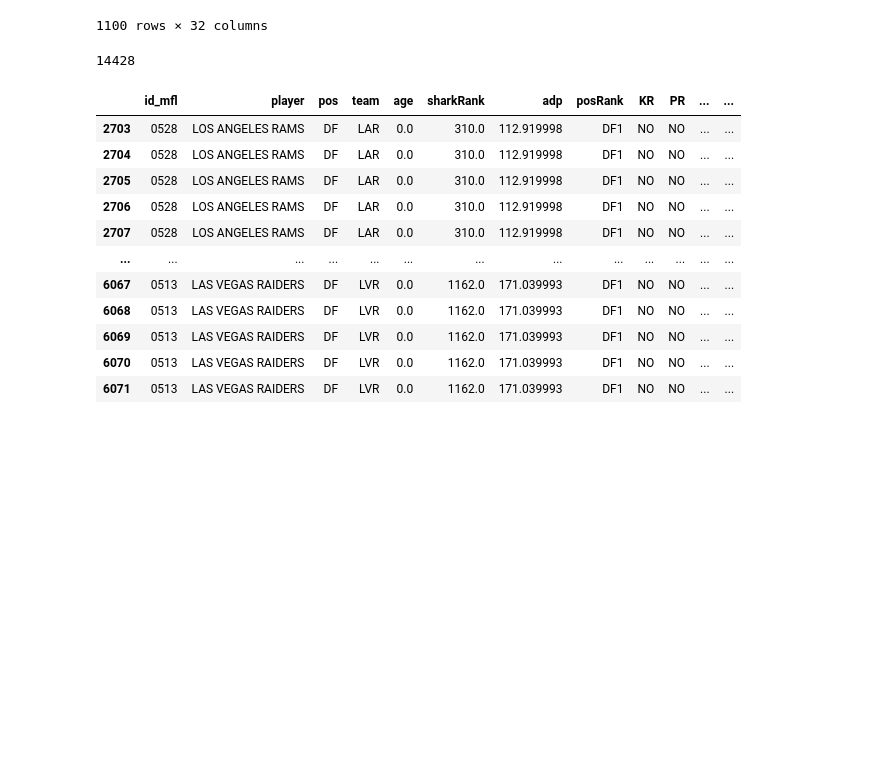
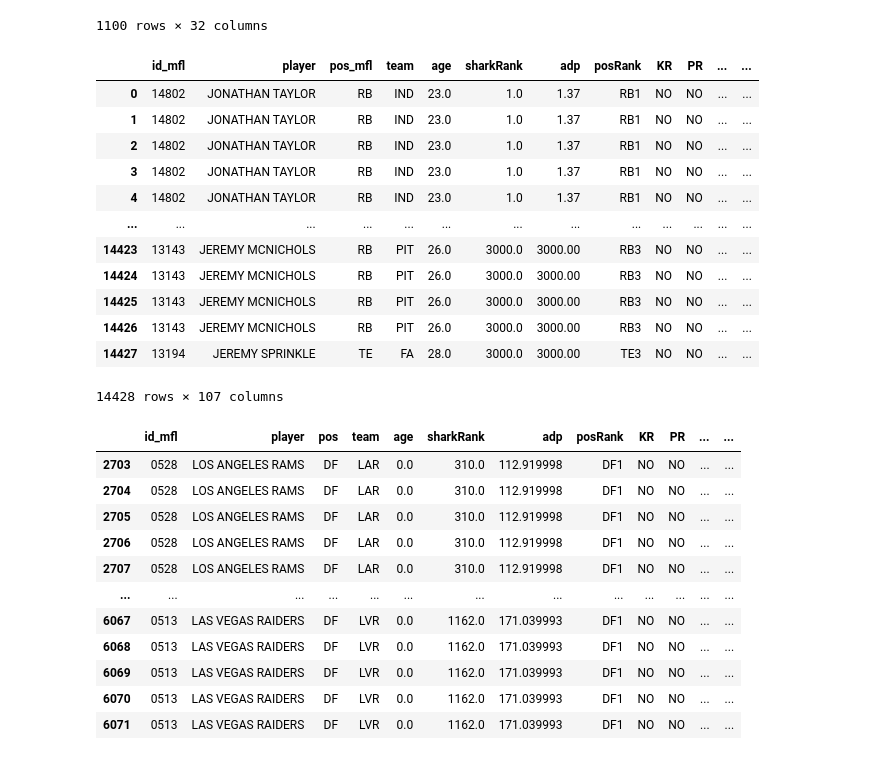
Before and after one commit to travisdharry/ff_demo, a Jupyter notebook: scheduler_new.ipynb, the cells around one changed output. Cells and saved outputs as stored; diff of their text form; code cells hidden in the pictures; blank space fills up the shorter version.

```diff
--- a/scheduler_new.ipynb
+++ b/scheduler_new.ipynb
@@ -365,11 +365,23 @@ player_df.drop_duplicates(subset=['player', 'pos_mfl'], inplace=True)
 # %%
 # Get schedule
 schedule = get_df('schedule')
 # Merge in opponents
 player_df = player_df.merge(schedule, how='left', on='team')
-print(len(player_df))
+player_df
 # %% [output]
+|  | id_mfl | player | pos_mfl | team | age | sharkRank | adp | posRank | KR | PR | ... | ... |
+| 0 | 14802 | JONATHAN TAYLOR | RB | IND | 23.0 | 1.0 | 1.37 | RB1 | NO | NO | ... | ... |
+| 1 | 14802 | JONATHAN TAYLOR | RB | IND | 23.0 | 1.0 | 1.37 | RB1 | NO | NO | ... | ... |
+| 2 | 14802 | JONATHAN TAYLOR | RB | IND | 23.0 | 1.0 | 1.37 | RB1 | NO | NO | ... | ... |
+| 3 | 14802 | JONATHAN TAYLOR | RB | IND | 23.0 | 1.0 | 1.37 | RB1 | NO | NO | ... | ... |
+| 4 | 14802 | JONATHAN TAYLOR | RB | IND | 23.0 | 1.0 | 1.37 | RB1 | NO | NO | ... | ... |
+| ... | ... | ... | ... | ... | ... | ... | ... | ... | ... | ... | ... | ... |
+| 14423 | 13143 | JEREMY MCNICHOLS | RB | PIT | 26.0 | 3000.0 | 3000.00 | RB3 | NO | NO | ... | ... |
+| 14424 | 13143 | JEREMY MCNICHOLS | RB | PIT | 26.0 | 3000.0 | 3000.00 | RB3 | NO | NO | ... | ... |
+| 14425 | 13143 | JEREMY MCNICHOLS | RB | PIT | 26.0 | 3000.0 | 3000.00 | RB3 | NO | NO | ... | ... |
+| 14426 | 13143 | JEREMY MCNICHOLS | RB | PIT | 26.0 | 3000.0 | 3000.00 | RB3 | NO | NO | ... | ... |
+| 14427 | 13194 | JEREMY SPRINKLE | TE | FA | 28.0 | 3000.0 | 3000.00 | TE3 | NO | NO | ... | ... |
-14428
+14428 rows × 107 columns
 # %%
 # Rename position column in player_df
 player_df.rename(columns={'pos_mfl':'pos'}, inplace=True)
```
Also changed, not shown: parts of 11 cells of this notebook, 1 other file.
